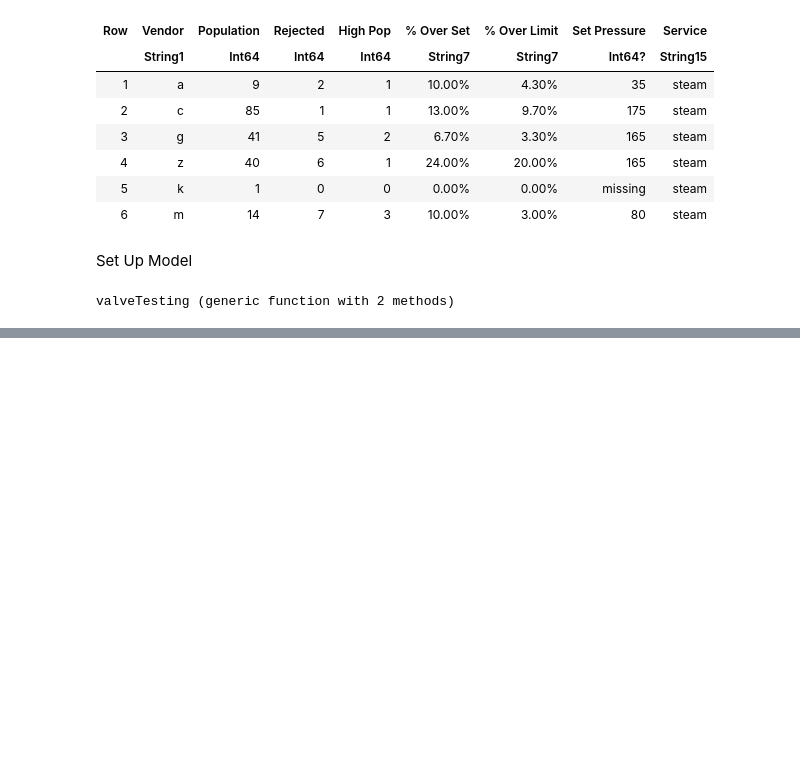
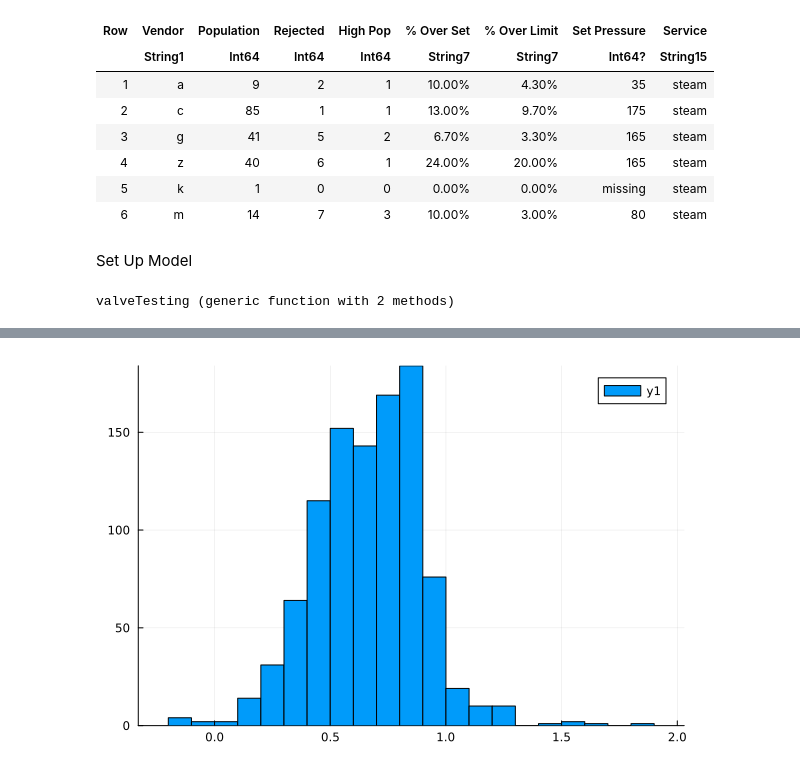
Before and after one commit to aniknia/ValveRejectionRates, a Jupyter notebook: Final Project.ipynb, the cells around one changed output, grey strips where cells are left out. Drawn from its saved outputs; the diff is of its cells as text; code cells hidden in the pictures; blank space fills up the shorter version.

```diff
--- a/Final Project.ipynb
+++ b/Final Project.ipynb
@@ -173,0 +174,4 @@ histogram(postDF[:, 5])
+# %%
+histogram(postDF[:, 6])
+# %% [output]
+[figure, added]
```
Also changed, not shown: parts of 4 cells of this notebook.
